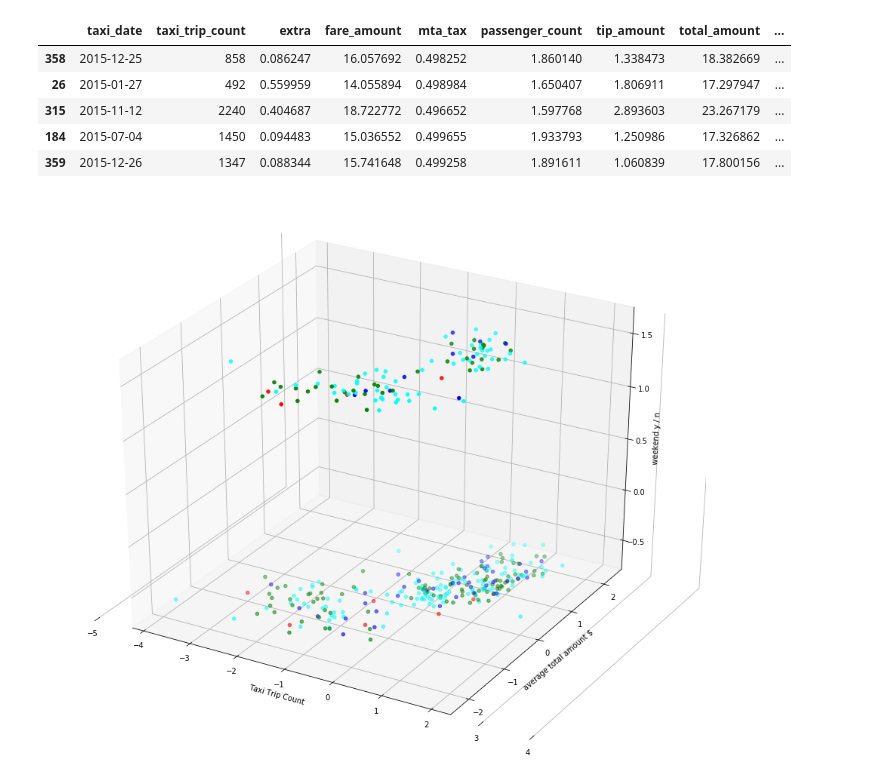
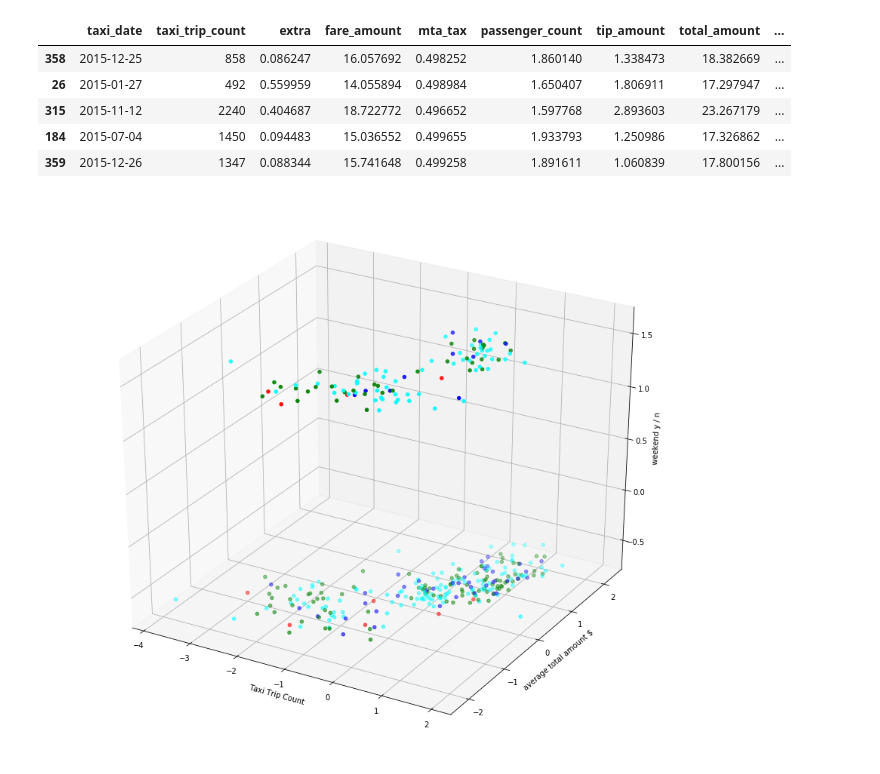
Before and after one commit to gperrin12/anomaly_detection_NYC_transit, a Jupyter notebook: TLC_anomaly_detection_2015_042717.ipynb, the cells around one changed output. Cells and saved outputs as stored; diff of their text form; code cells hidden in the pictures.

```diff
--- a/TLC_anomaly_detection_2015_042717.ipynb
+++ b/TLC_anomaly_detection_2015_042717.ipynb
@@ -288,0 +281,7 @@ tlc_df_total.shape
+# %%
+n_partitions = 500
+partition_size = len(tlc_df_total) / n_partitions
+for i in range(0,n_partitions+1):
+    print i
+    tlc_df_total_subset = tlc_df_total.iloc[(i*partition_size):((i+1)*partition_size), :]
+    tlc_df_total_subset.to_pickle('tlc_df_total_' + str(i) + '.pkl')  # where to save it, usually as a .pkl
@@ -383,7 +400,7 @@ ax.set_xlabel('Taxi Trip Count')
 ax.set_ylabel('average total amount $')
 ax.set_zlabel('weekend y / n')
 # set x ticks and labels
-ax.set_xticks(range(-5, 5, 1))
+ax.set_xticks(range(-4, 3, 1))
 # change fontsize
 for t in ax.zaxis.get_major_ticks(): t.label.set_fontsize(10)
 plt.show()
@@ -704,7 +721,7 @@ ax.set_xlabel('Taxi Trip Count')
 ax.set_ylabel('average total amount $')
 ax.set_zlabel('weekend y / n')
 # set x ticks and labels
-ax.set_xticks(range(-5, 5, 1))
+ax.set_xticks(range(-4, 4, 1))
 # change fontsize
 for t in ax.zaxis.get_major_ticks(): t.label.set_fontsize(10)
 plt.show()
@@ -958,15 +975,15 @@ tlc_df_MSG_by_day_hour.head()
 # %%
 fig = plt.figure(figsize=(12,10))
 ax = Axes3D(fig)
 
 ax.scatter(X.taxi_trip_count, X.total_amount, X.weekend, c=tlc_df_MSG_by_day_hour.color)
 ax.set_xlabel('Taxi Trip Count')
 ax.set_ylabel('average total amount $')
 ax.set_zlabel('weekend y / n')
 # set x ticks and labels
-ax.set_xticks(range(-5, 5, 1))
+ax.set_xticks(range(-4, 3, 1))
 # change fontsize
 for t in ax.zaxis.get_major_ticks(): t.label.set_fontsize(10)
 plt.show()
 # %% [output]
-[figure, old version]
+[figure, new version]
```
Also changed, not shown: parts of 8 cells of this notebook.
